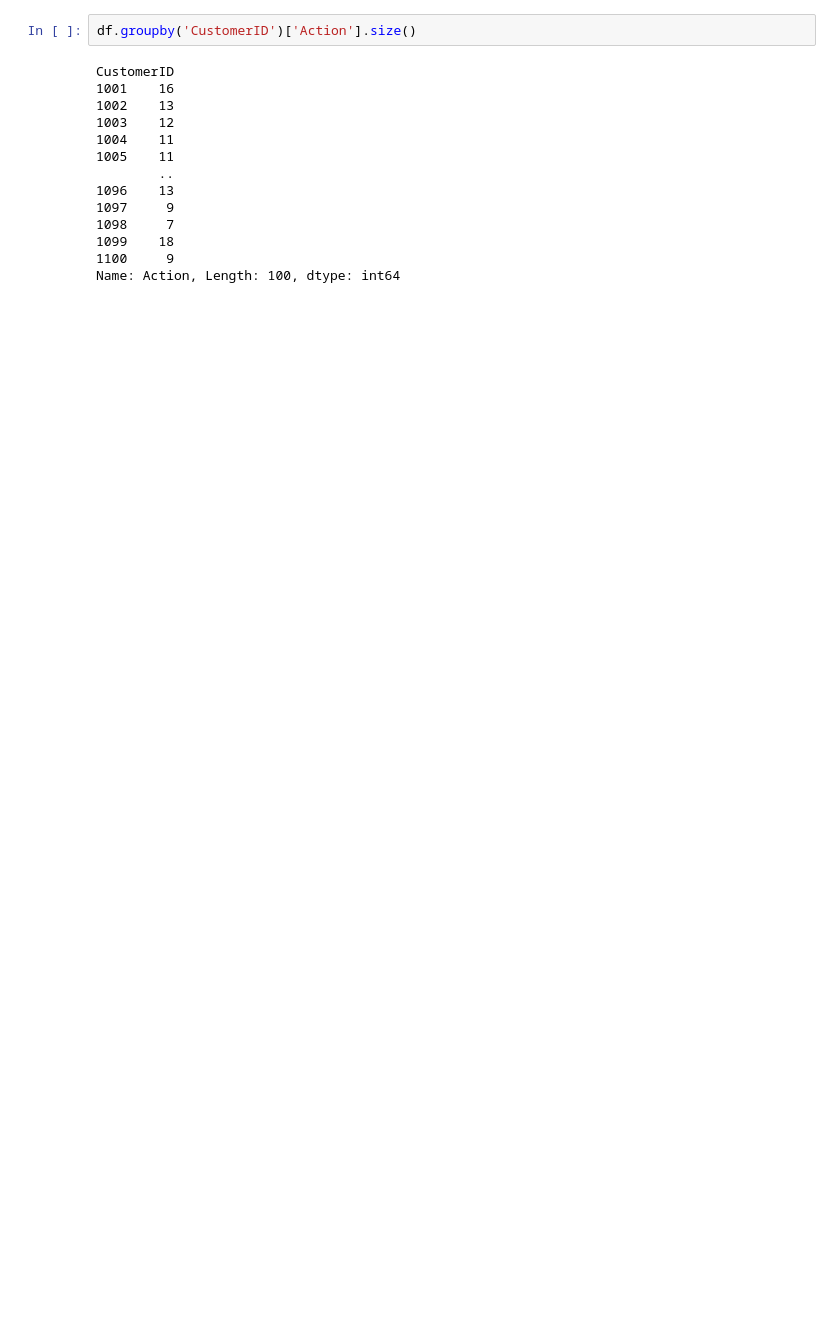
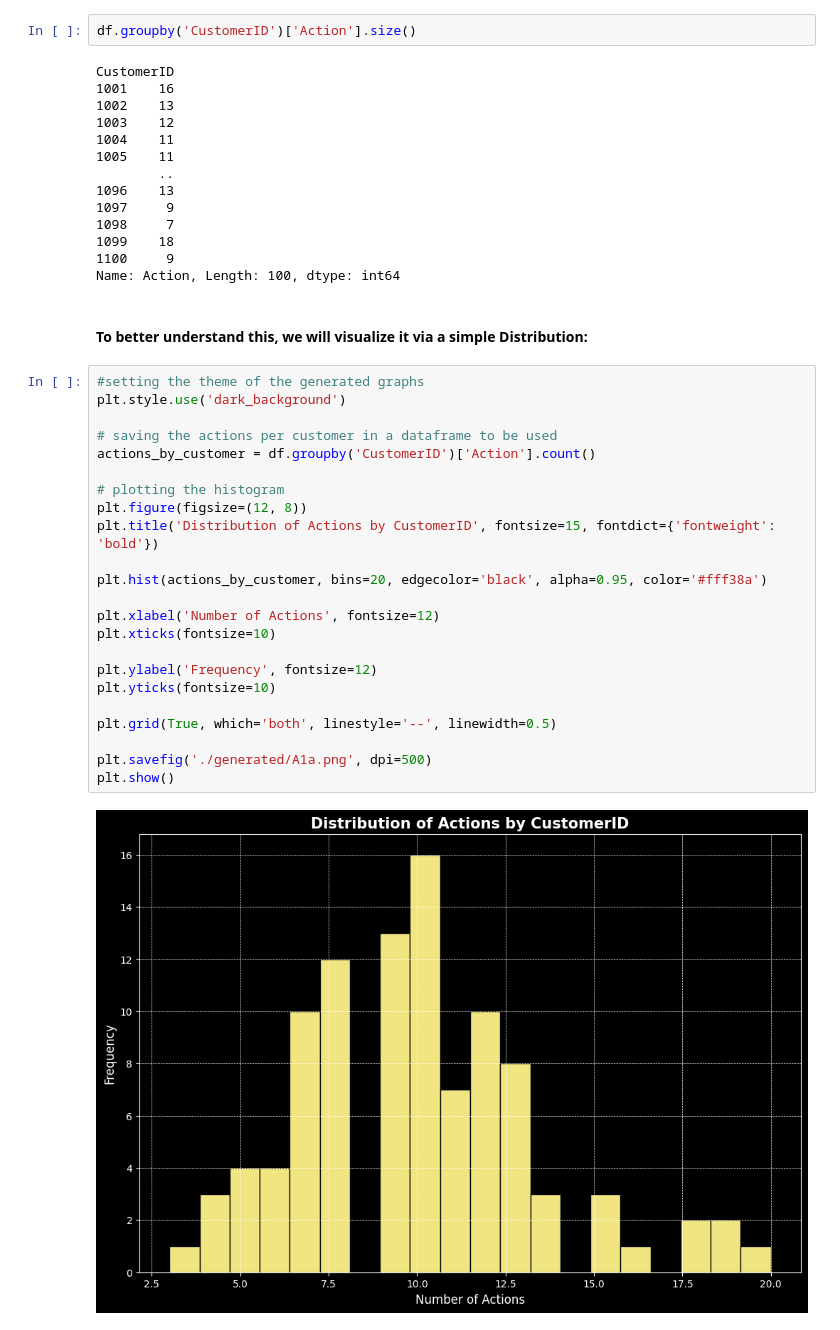
Before and after one commit to rajin-khan/machine-learning-sem10, a Jupyter notebook: assignments/Assignment1.ipynb, the cells around one changed output. Saved outputs shown, nothing was run; the diff lists cells and outputs as text; blank space fills up the shorter version.

```diff
--- a/assignments/Assignment1.ipynb
+++ b/assignments/Assignment1.ipynb
@@ -173,3 +251,30 @@ CustomerID
 1099    18
 1100     9
 Name: Action, Length: 100, dtype: int64
+# %% [markdown]
+#### To better understand this, we will visualize it via a simple Distribution:
+# %%
+#setting the theme of the generated graphs
+plt.style.use('dark_background')
+
+# saving the actions per customer in a dataframe to be used
+actions_by_customer = df.groupby('CustomerID')['Action'].count()
+
+# plotting the histogram
+plt.figure(figsize=(12, 8))
+plt.title('Distribution of Actions by CustomerID', fontsize=15, fontdict={'fontweight': 'bold'})
+
+plt.hist(actions_by_customer, bins=20, edgecolor='black', alpha=0.95, color='#fff38a')
+
+plt.xlabel('Number of Actions', fontsize=12)
+plt.xticks(fontsize=10)
+
+plt.ylabel('Frequency', fontsize=12)
+plt.yticks(fontsize=10)
+
+plt.grid(True, which='both', linestyle='--', linewidth=0.5)
+
+plt.savefig('./generated/A1a.png', dpi=500)
+plt.show()
+# %% [output]
+[figure, added]
```
Also changed, not shown: parts of 44 cells of this notebook, 3 other files.
